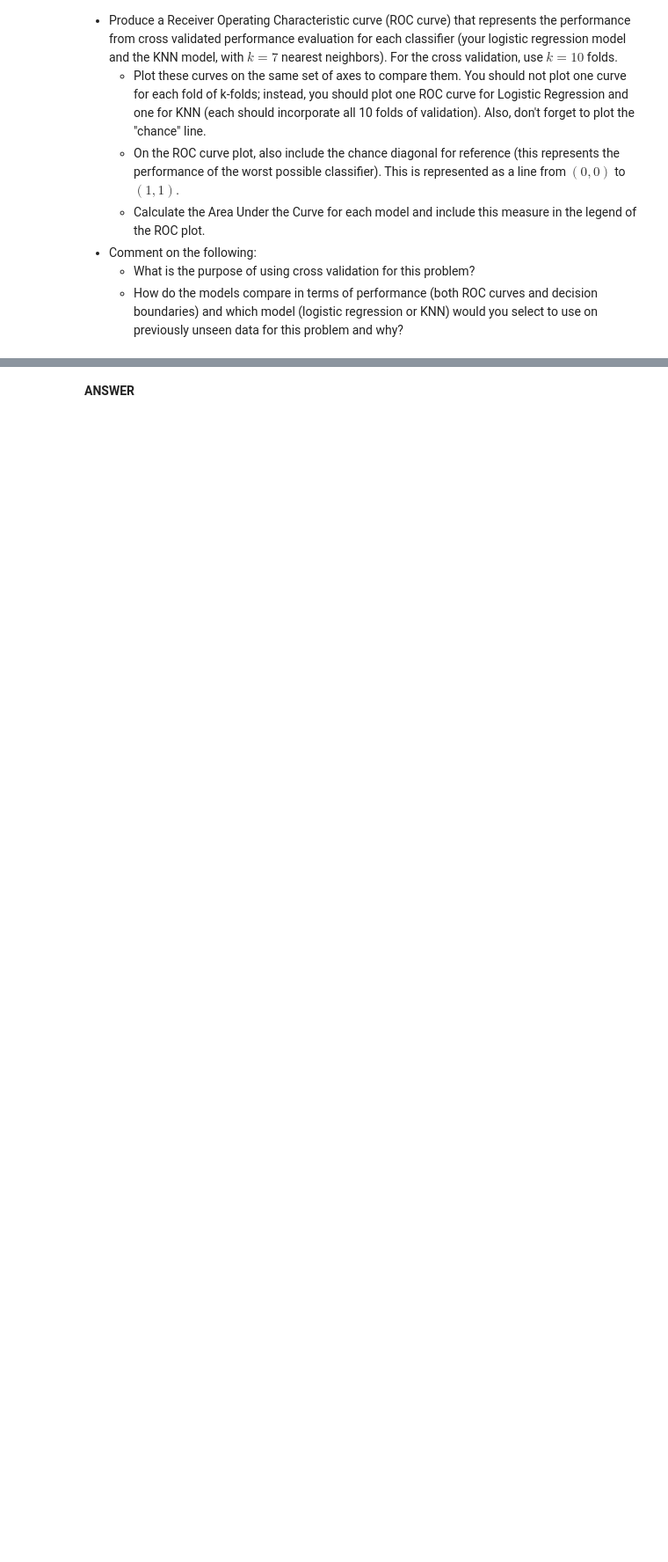
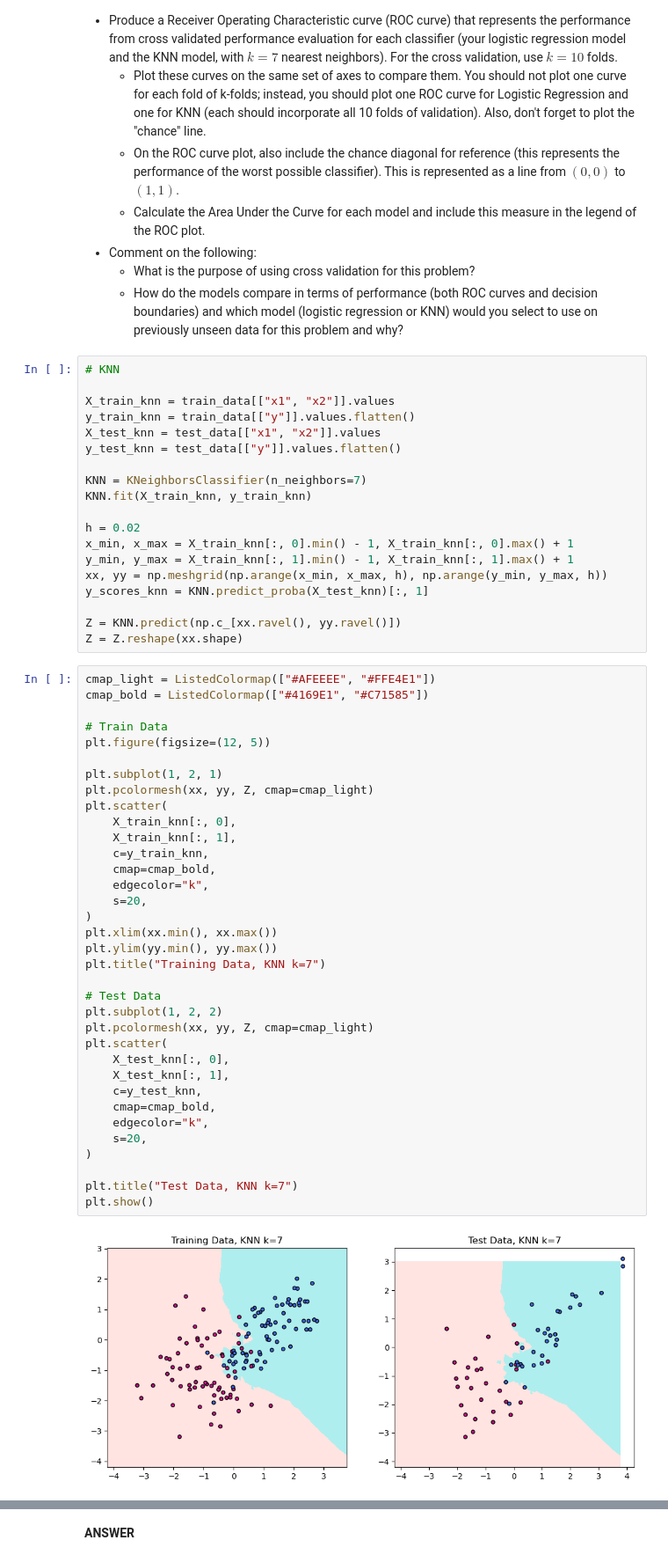
Before and after one commit to BarbaraPFloresRios/IDS705_PrinciplesOfMachineLearning, a Jupyter notebook: Assignment_3_SupervisedLearning_ModelTrainingAndEvaluation/Assignment_3.ipynb, the cells around one changed output, grey strips where cells are left out. Shown at 88% size. Drawn from its saved outputs; the diff is of its cells as text; blank space fills up the shorter version.

```diff
--- a/Assignment_3_SupervisedLearning_ModelTrainingAndEvaluation/Assignment_3.ipynb
+++ b/Assignment_3_SupervisedLearning_ModelTrainingAndEvaluation/Assignment_3.ipynb
@@ -568,4 +569,60 @@ plt.show()
 - Comment on the following:
   - What is the purpose of using cross validation for this problem?
   - How do the models compare in terms of performance (both ROC curves and decision boundaries) and which model (logistic regression or KNN) would you select to use on previously unseen data for this problem and why?
+# %%
+# KNN
+
+X_train_knn = train_data[["x1", "x2"]].values
+y_train_knn = train_data[["y"]].values.flatten()
+X_test_knn = test_data[["x1", "x2"]].values
+y_test_knn = test_data[["y"]].values.flatten()
+
+KNN = KNeighborsClassifier(n_neighbors=7)
+KNN.fit(X_train_knn, y_train_knn)
+
+h = 0.02
+x_min, x_max = X_train_knn[:, 0].min() - 1, X_train_knn[:, 0].max() + 1
+y_min, y_max = X_train_knn[:, 1].min() - 1, X_train_knn[:, 1].max() + 1
+xx, yy = np.meshgrid(np.arange(x_min, x_max, h), np.arange(y_min, y_max, h))
+y_scores_knn = KNN.predict_proba(X_test_knn)[:, 1]
+
+Z = KNN.predict(np.c_[xx.ravel(), yy.ravel()])
+Z = Z.reshape(xx.shape)
+# %%
+cmap_light = ListedColormap(["#AFEEEE", "#FFE4E1"])
+cmap_bold = ListedColormap(["#4169E1", "#C71585"])
+
+# Train Data
+plt.figure(figsize=(12, 5))
+
+plt.subplot(1, 2, 1)
+plt.pcolormesh(xx, yy, Z, cmap=cmap_light)
+plt.scatter(
+    X_train_knn[:, 0],
+    X_train_knn[:, 1],
+    c=y_train_knn,
+    cmap=cmap_bold,
+    edgecolor="k",
+    s=20,
+)
+plt.xlim(xx.min(), xx.max())
+plt.ylim(yy.min(), yy.max())
+plt.title("Training Data, KNN k=7")
+
+# Test Data
+plt.subplot(1, 2, 2)
+plt.pcolormesh(xx, yy, Z, cmap=cmap_light)
+plt.scatter(
+    X_test_knn[:, 0],
+    X_test_knn[:, 1],
+    c=y_test_knn,
+    cmap=cmap_bold,
+    edgecolor="k",
+    s=20,
+)
+
+plt.title("Test Data, KNN k=7")
+plt.show()
+# %% [output]
+[figure, added]
 # %%
```
Also changed, not shown: parts of 10 cells of this notebook.
